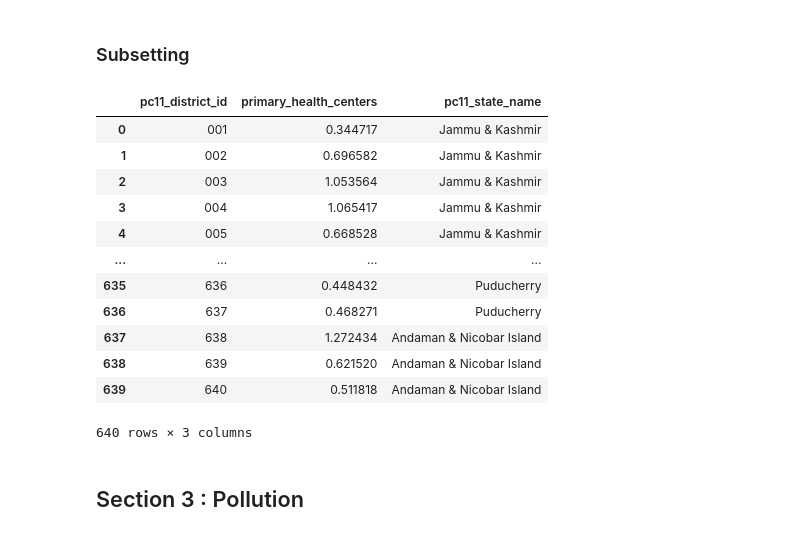
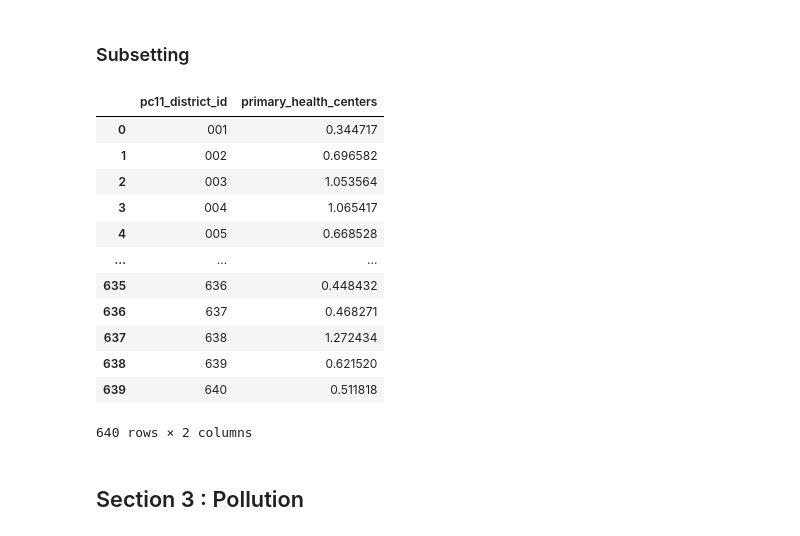
Before and after one commit to lekhanam12/datascience, a Jupyter notebook: final_merged_dataset.ipynb, the cells around one changed output. Saved outputs shown, nothing was run; the diff lists cells and outputs as text; code cells hidden in the pictures.

```diff
--- a/final_merged_dataset.ipynb
+++ b/final_merged_dataset.ipynb
@@ -107,25 +123,25 @@ health_infra_df.head()
 ### Subsetting
 # %%
 #Taking only a limited set of indicators for ease of merging, this can always be changed later.
-req_indicators_health = ['pc11_district_id','primary_health_centers','pc11_state_name']
+req_indicators_health = ['pc11_district_id','primary_health_centers']
 
-health_infra_df_subset = health_infra_df.loc[:,req_indicators_health]
+health_infra_df_subset = health_infra_df[req_indicators_health]
 
 health_infra_df_subset
 # %% [output]
-|  | pc11_district_id | primary_health_centers | pc11_state_name |
-| 0 | 001 | 0.344717 | Jammu & Kashmir |
-| 1 | 002 | 0.696582 | Jammu & Kashmir |
-| 2 | 003 | 1.053564 | Jammu & Kashmir |
-| 3 | 004 | 1.065417 | Jammu & Kashmir |
-| 4 | 005 | 0.668528 | Jammu & Kashmir |
-| ... | ... | ... | ... |
-| 635 | 636 | 0.448432 | Puducherry |
-| 636 | 637 | 0.468271 | Puducherry |
-| 637 | 638 | 1.272434 | Andaman & Nicobar Island |
-| 638 | 639 | 0.621520 | Andaman & Nicobar Island |
-| 639 | 640 | 0.511818 | Andaman & Nicobar Island |
+|  | pc11_district_id | primary_health_centers |
+| 0 | 001 | 0.344717 |
+| 1 | 002 | 0.696582 |
+| 2 | 003 | 1.053564 |
+| 3 | 004 | 1.065417 |
+| 4 | 005 | 0.668528 |
+| ... | ... | ... |
+| 635 | 636 | 0.448432 |
+| 636 | 637 | 0.468271 |
+| 637 | 638 | 1.272434 |
+| 638 | 639 | 0.621520 |
+| 639 | 640 | 0.511818 |
-640 rows × 3 columns
+640 rows × 2 columns
 # %% [markdown]
 ## Section 3 : Pollution
 # %% [markdown]
```
Also changed, not shown: parts of 37 cells of this notebook.
